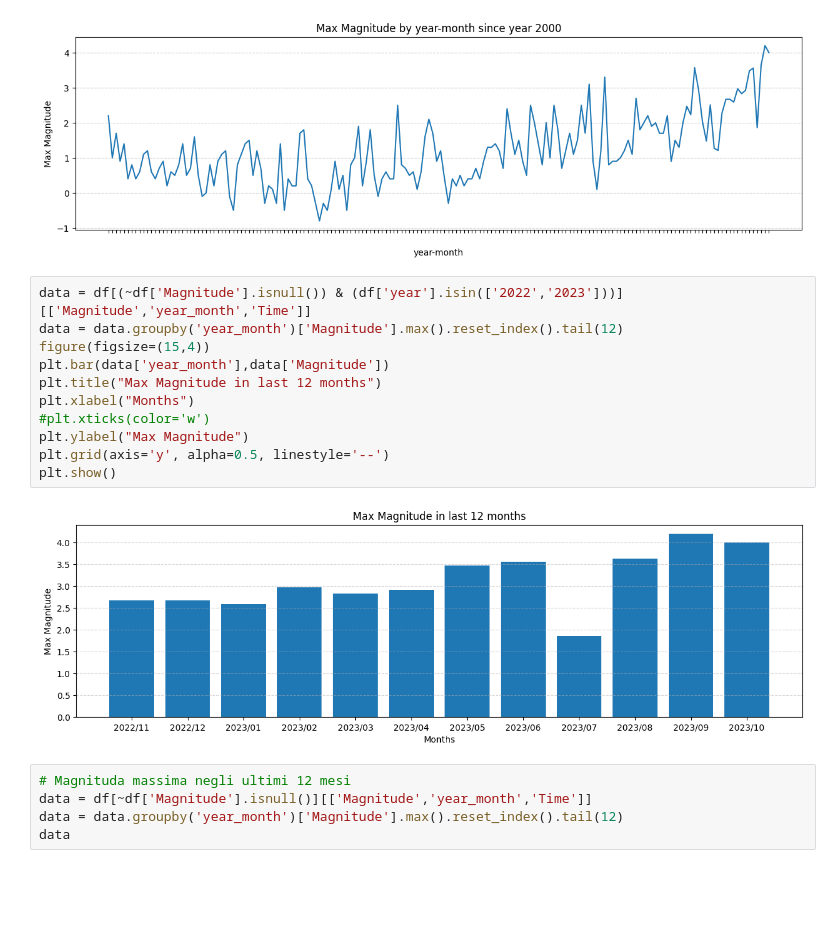
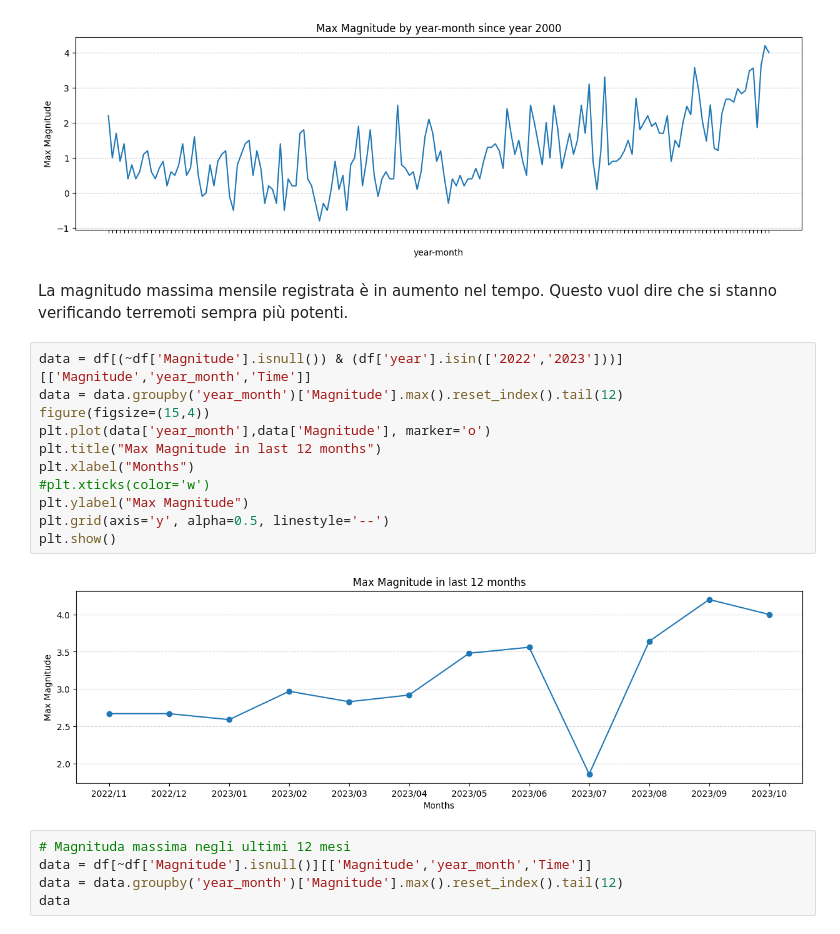
Before and after one commit to Pierfrancesco95/Portfolio, a Jupyter notebook: 03.03_PYTHON_Earthquakes Campi Flegrei/Analisi Terremoti CampiFlegrei.ipynb, the cells around one changed output. Drawn from its saved outputs; the diff is of its cells as text; blank space fills up the shorter version.

```diff
--- a/03.03_PYTHON_Earthquakes Campi Flegrei/Analisi Terremoti CampiFlegrei.ipynb
+++ b/03.03_PYTHON_Earthquakes Campi Flegrei/Analisi Terremoti CampiFlegrei.ipynb
@@ -693,19 +691,22 @@ plt.grid(axis='y', alpha=0.6, linestyle='--')
 plt.show()
 # %% [output]
 [figure]
+# %% [markdown]
+
+La magnitudo massima mensile registrata è in aumento nel tempo. Questo vuol dire che si stanno verificando terremoti sempra più potenti.
 # %%
 data = df[(~df['Magnitude'].isnull()) & (df['year'].isin(['2022','2023']))][['Magnitude','year_month','Time']]
 data = data.groupby('year_month')['Magnitude'].max().reset_index().tail(12)
 figure(figsize=(15,4))
-plt.bar(data['year_month'],data['Magnitude'])
+plt.plot(data['year_month'],data['Magnitude'], marker='o')
 plt.title("Max Magnitude in last 12 months")
 plt.xlabel("Months")
 #plt.xticks(color='w')
 plt.ylabel("Max Magnitude")
 plt.grid(axis='y', alpha=0.5, linestyle='--')
 plt.show()
 # %% [output]
-[figure, old version]
+[figure, new version]
 # %%
 # Magnituda massima negli ultimi 12 mesi
 data = df[~df['Magnitude'].isnull()][['Magnitude','year_month','Time']]
```
Also changed, not shown: parts of 25 cells of this notebook.
